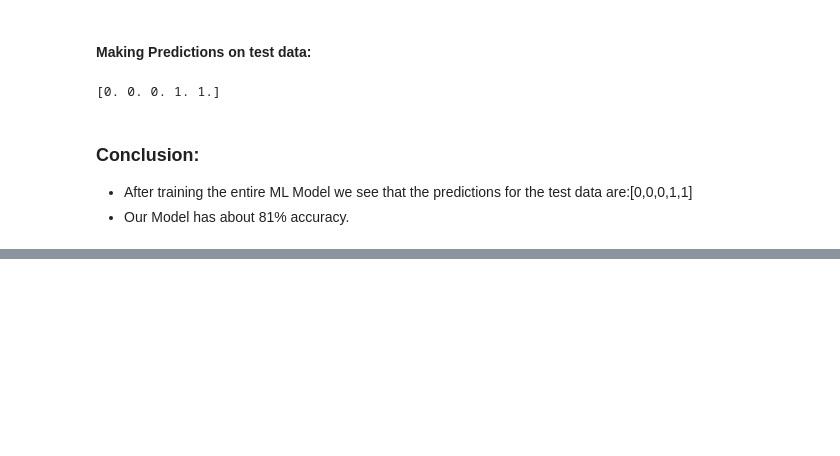
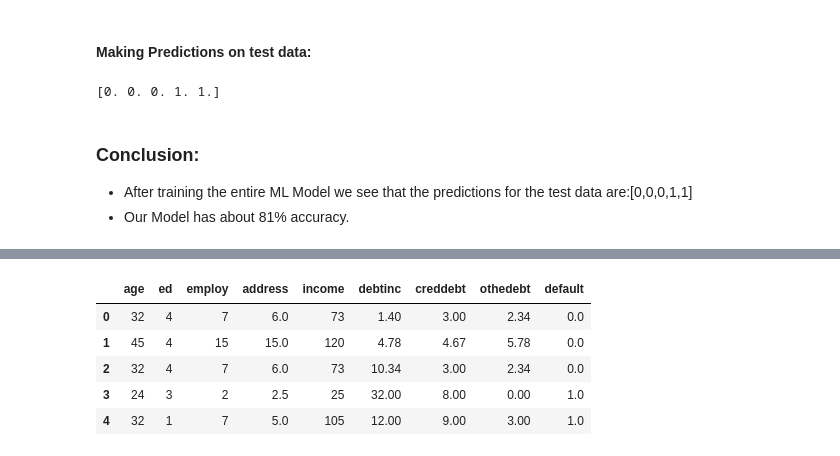
Before and after one commit to KhushbooDhull/Machine-Learning-Logistic-Regression, a Jupyter notebook: Logistic Regression/Project-1/Credit Risk Analysis Project.ipynb, the cells around one changed output, grey strips where cells are left out. Saved outputs shown, nothing was run; the diff lists cells and outputs as text; code cells hidden in the pictures; blank space fills up the shorter version.

```diff
--- a/Logistic Regression/Project-1/Credit Risk Analysis Project.ipynb
+++ b/Logistic Regression/Project-1/Credit Risk Analysis Project.ipynb
@@ -501,0 +504,3 @@ print(ypred_test3)
+# %%
+prediction=test.copy()
+prediction.head()
@@ -501,0 +514,11 @@ print(ypred_test3)
+# %%
+prediction['default']=ypred_test3
+# %%
+prediction.head()
+# %% [output]
+|  | age | ed | employ | address | income | debtinc | creddebt | othedebt | default |
+| 0 | 32 | 4 | 7 | 6.0 | 73 | 1.40 | 3.00 | 2.34 | 0.0 |
+| 1 | 45 | 4 | 15 | 15.0 | 120 | 4.78 | 4.67 | 5.78 | 0.0 |
+| 2 | 32 | 4 | 7 | 6.0 | 73 | 10.34 | 3.00 | 2.34 | 0.0 |
+| 3 | 24 | 3 | 2 | 2.5 | 25 | 32.00 | 8.00 | 0.00 | 1.0 |
+| 4 | 32 | 1 | 7 | 5.0 | 105 | 12.00 | 9.00 | 3.00 | 1.0 |
```
Also changed, not shown: parts of 2 cells of this notebook.
